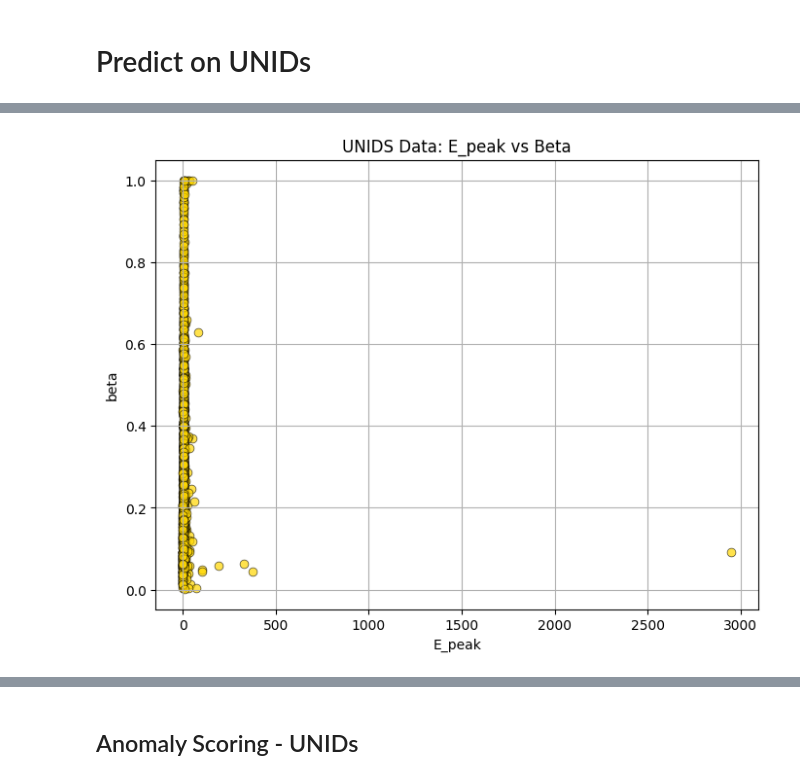
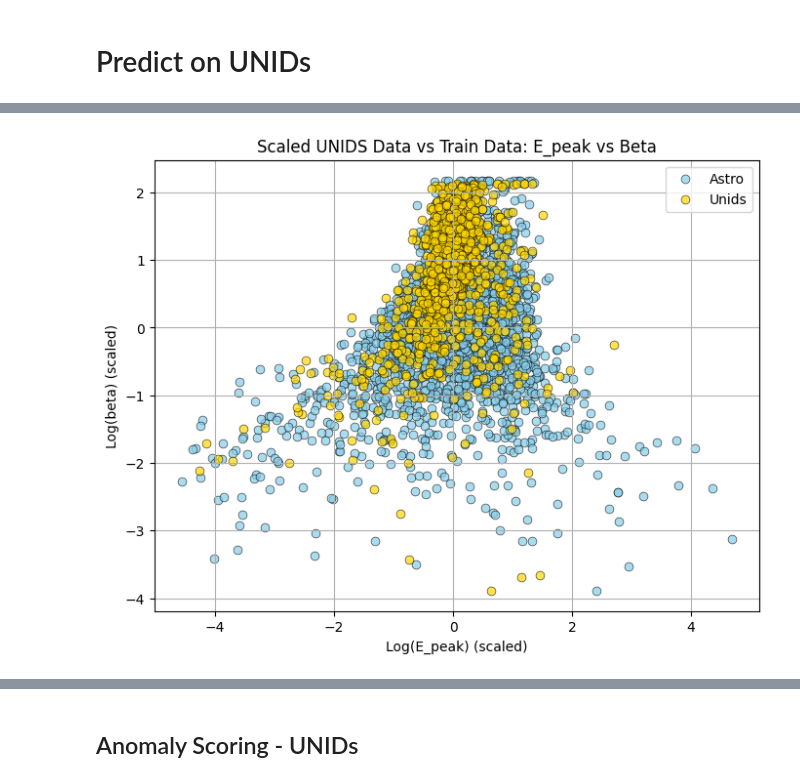
Before and after one commit to martacanirome4/DarkMatter_ML_TFG, a Jupyter notebook: notebooks/4_modelos_repeticiones/4_OCSVM_2F_repeat_astro_pred_unids.ipynb, the cells around one changed output, grey strips where cells are left out. Cells and saved outputs as stored; diff of their text form; code cells hidden in the pictures.

```diff
--- a/notebooks/4_modelos_repeticiones/4_OCSVM_2F_repeat_astro_pred_unids.ipynb
+++ b/notebooks/4_modelos_repeticiones/4_OCSVM_2F_repeat_astro_pred_unids.ipynb
@@ -57,7 +57,8 @@ from sklearn.preprocessing import StandardScaler, MinMaxScaler
 from sklearn.metrics import f1_score, classification_report, confusion_matrix
 # %%
 # Load dataset
-data_path = "../../data/processed/XY_bal_log_Rel/astro/XY_bal_log_Rel_astro.txt"
+# data_path = "../../data/processed/XY_bal_log_Rel/astro/XY_bal_log_Rel_astro.txt"
+data_path = "../../data/processed/XY_bal_log_Rel/astro/astro_df.txt"
 df_astro = pd.read_csv(data_path, sep='\s+')
 
 df_astro = df_astro.rename(columns={"0,1=astro,DM": "class"})
@@ -74,8 +75,8 @@ Index(['E_peak', 'beta', 'sigma', 'beta_Rel', 'class'], dtype='object')
 | 4 | 0.326110 | -1.100179 | 1.624932 | -0.528753 | 0.0 |
 # %%
 # --- Selección de características ---
-features = ['E_peak', 'beta']
-target = 'class'
+features = ['Log(E_peak)', 'Log(beta)']
+target = 'astro_DM'
 
 print(f"Features seleccionadas: {features}")
 print(f"Columna objetivo: {target}")
@@ -322,7 +318,8 @@ plt.show()
 # %% [markdown]
 # Predict on UNIDs
 # %%
-unids_path = "../../data/raw/unids_3F_beta_err_names.txt"
+# unids_path = "../../data/raw/unids_3F_beta_err_names.txt"
+unids_path = "../../data/processed/unids_log/unids_log.txt"
 df_unids = pd.read_csv(unids_path, sep='\s+')
 df_unids.head()
 # %% [output]
@@ -334,0 +332,4 @@ df_unids.head()
+# %%
+# Extraer y escalar
+X_unids_log = df_unids[["Log(E_peak)", "Log(beta)"]].values
+X_unids_scaled = scaler.transform(X_unids_log)
@@ -335,19 +375,29 @@ df_unids.head()
 # %%
-# Scatter de unids para comprobar que no hay problemas
+# Scatter de unids escalados vs datos de entrenamiento escalados
 plt.figure(figsize=(8, 6))
 sns.scatterplot(
-    data=df_unids,
-    x="E_peak",
-    y="beta",
+    x=X_final_train_scaled[:, 0],
+    y=X_final_train_scaled[:, 1],
+    color="skyblue",  # "skyblue" "cornflowerblue"
+    edgecolor='k',
+    alpha=0.7,
+    s=40,
+    label='Astro'
+)
+sns.scatterplot(
+    x=X_unids_scaled[:, 0],
+    y=X_unids_scaled[:, 1],
     color="gold",  # "skyblue" "cornflowerblue"
     edgecolor='k',
     alpha=0.7,
-    s=40
+    s=40,
+    label='Unids'
 )
-plt.title("UNIDS Data: E_peak vs Beta")
-plt.xlabel("E_peak")
-plt.ylabel("beta")
+plt.title("Scaled UNIDS Data vs Train Data: E_peak vs Beta")
+plt.xlabel("Log(E_peak) (scaled)")
+plt.ylabel("Log(beta) (scaled)")
+plt.legend()
 plt.grid(True)
 plt.show()
 # %% [output]
-[figure, old version]
+[figure, new version]
```
Also changed, not shown: parts of 42 cells of this notebook, 17 other files.
